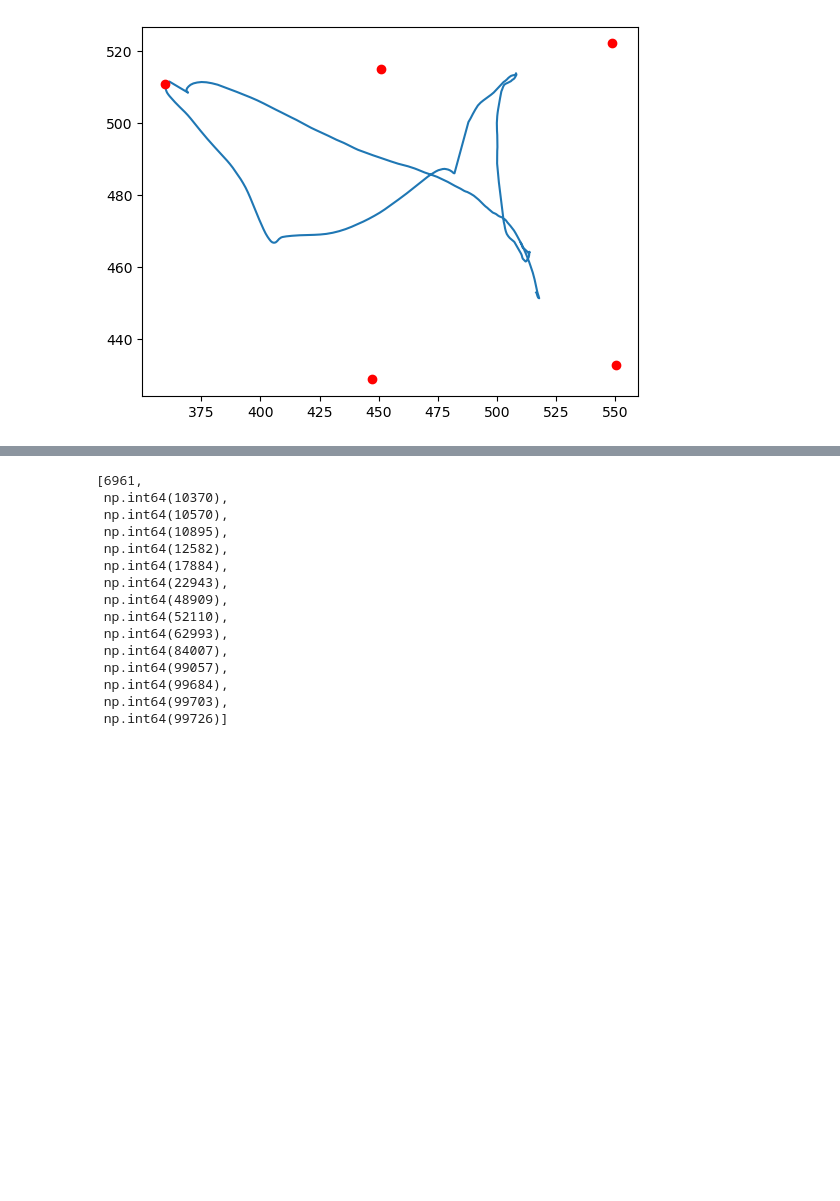
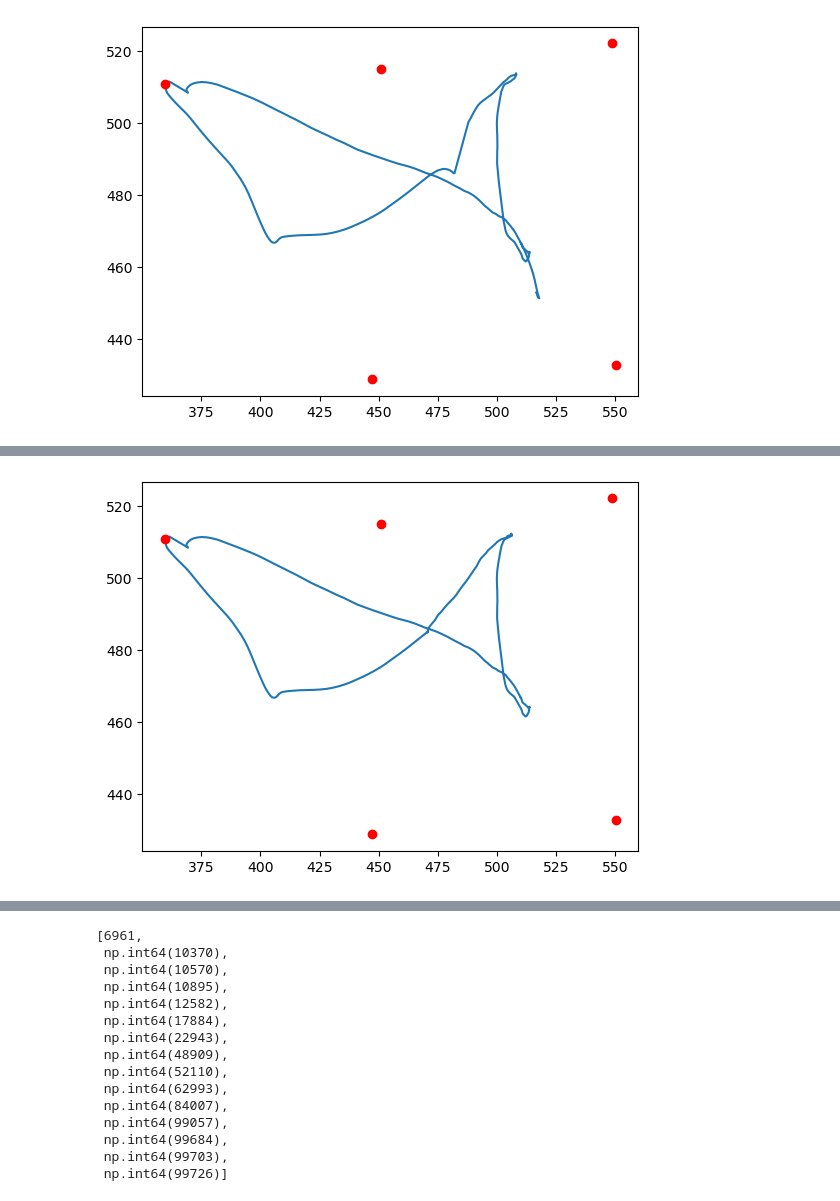
Before and after one commit to EmmettJT/sequences_analyse_PPSeq, a Jupyter notebook: revision_analysis/prioritisation_analysis/behaviour_sleep_link/1_bts_extract_behavioural_features.ipynb, the cells around one changed output, grey strips where cells are left out. Saved outputs shown, nothing was run; the diff lists cells and outputs as text; code cells hidden in the pictures; blank space fills up the shorter version.

```diff
--- a/revision_analysis/prioritisation_analysis/behaviour_sleep_link/1_bts_extract_behavioural_features.ipynb
+++ b/revision_analysis/prioritisation_analysis/behaviour_sleep_link/1_bts_extract_behavioural_features.ipynb
@@ -1099 +1110,9 @@ for port in port_centroids:
+# %%
+plt.plot([item[0] for item in complete_average], [item[1] for item in complete_average])
+
+
+for port in port_centroids:
+    plt.plot(port[0], port[1], 'o', color='red')
+# %% [output]
+[figure, added]
 # %%
```
Also changed, not shown: parts of 3 cells of this notebook, 2 other files.
